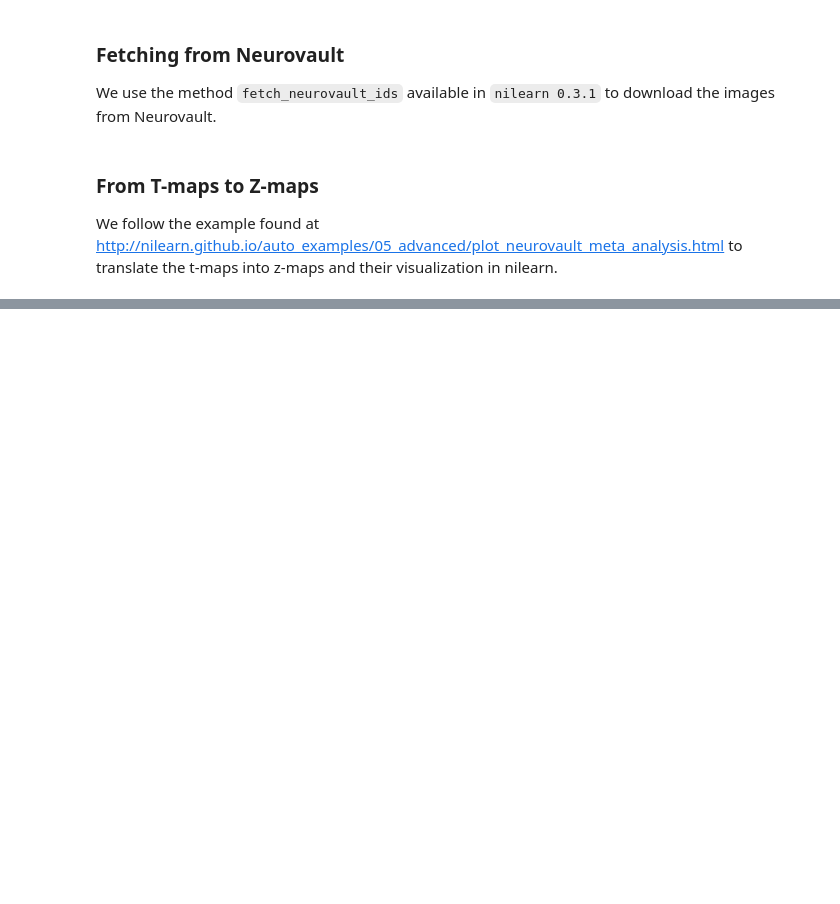
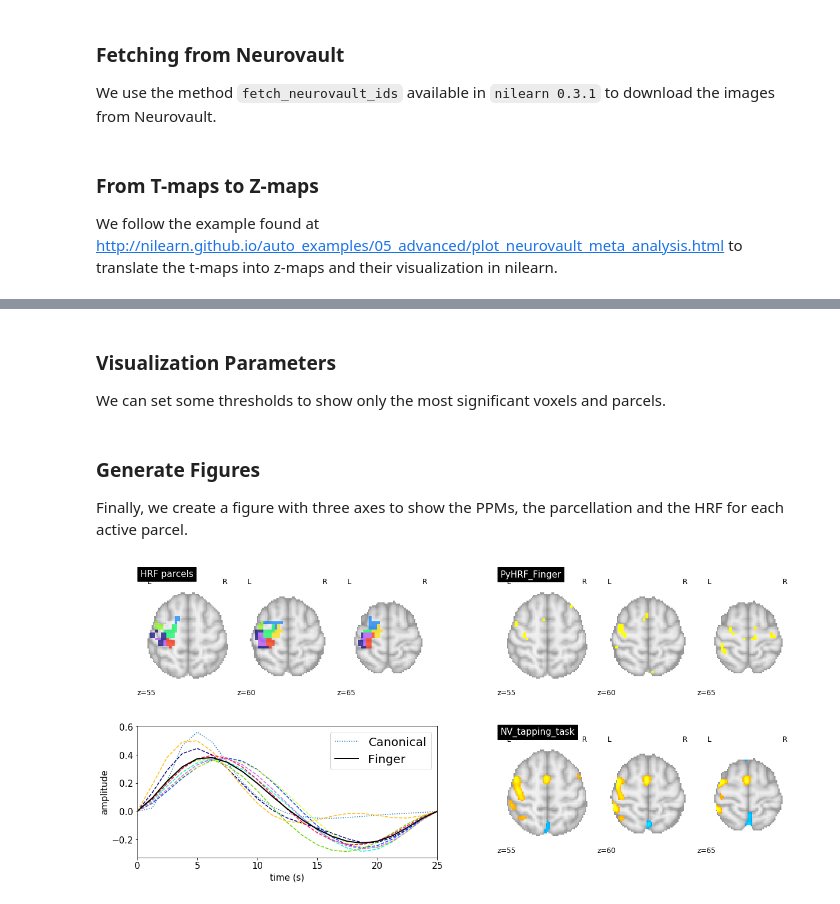
Before and after one commit to pyhrf/scipy2017-notebook, a Jupyter notebook: index.ipynb, the cells around one changed output, grey strips where cells are left out. Saved outputs shown, nothing was run; the diff lists cells and outputs as text; code cells hidden in the pictures; blank space fills up the shorter version.

Commit message:
fixing figures neurovault and pyhrf

```diff
--- a/index.ipynb
+++ b/index.ipynb
@@ -893,0 +790,4 @@ plt.savefig(os.path.join(FIGURES_OUTPUT, 'neurovault_%s.png' % title_img));
+# %% [markdown]
+### Visualization Parameters
+
+We can set some thresholds to show only the most significant voxels and parcels.
@@ -893,0 +813,76 @@ plt.savefig(os.path.join(FIGURES_OUTPUT, 'neurovault_%s.png' % title_img));
+# %% [markdown]
+### Generate Figures
+
+Finally, we create a figure with three axes to show the PPMs, the parcellation and the HRF for each active parcel.
+# %%
+# Figure configuration
+plt.rc('xtick', labelsize=15)
+plt.rc('ytick', labelsize=15)
+
+fig = plt.figure(figsize=(20, 9))
+gs = gridspec.GridSpec(2, 2);
+
+# Parcellation image
+parcels_img = load_img(PARCELLATION_MASK)
+parcels_img_data = np.array(parcels_img.get_data())
+
+# Anatomical image
+ANAT_IMAGE = glob.glob(os.path.join(PREPROCESS_PATH, SUBJECT_ANALYSIS, 'normalize_anat', SUBJECT_ANALYSIS, 'w*.nii')).pop()
+anat_img = load_img(ANAT_IMAGE)
+
+# Estimated HRF
+hrf_s = xndarray.load(os.path.join(PYHRF_OUTPUT, 'jde_vem_hrf.nii'))
+time_axis, canonical_hrf = getCanoHRF(duration=HRF_DURATION, dt=DT)
+
+# Plot Canonical HRF
+ax_hrf = plt.subplot(gs[1, 0])
+ax_hrf.plot(time_axis, canonical_hrf, ":", label="Canonical")
+ax_hrf.set_xlim([0,np.max(time_axis)])
+ax_hrf.set_ylabel("amplitude", size=15)
+ax_hrf.set_xlabel("time (s)", size=15)
+
+# Plot PPM
+ax_ppm = plt.subplot(gs[0, 1])
+ppm_img = load_img(os.path.join(PYHRF_OUTPUT, ppm_nii))
+plot_stat_map(stat_map_img=ppm_img, threshold=PPM_THRESHOLD, colorbar=False,
+              cut_coords=cut_coords, display_mode='z', draw_cross=False,
+              title='PyHRF_'+ppm_name, figure=fig, axes=ax_ppm, cmap=plt.cm.autumn)
+
+# Plotting estimated HRF per Parcel
+active_parcels = find_activated_parcels(ppm_img.get_data(), parcels_img_data,
+                                        PPM_THRESHOLD, CLUSTER_SIZE_THRESHOLD)
+
+hrf_mean = np.zeros(hrf_s.data.shape[1])
+parcels_data = np.zeros_like(parcels_img_data)
+for color_nb, parcel_id in enumerate(active_parcels):
+    sub_cuboid = hrf_s.sub_cuboid(ROI=parcel_id).data
+    hrf_mean += sub_cuboid
+    parcels_data[parcels_img_data == parcel_id] = color_nb + 1
+
+    ax_hrf.plot(time_axis, sub_cuboid, "--", color=plt.cm.gist_ncar(float(color_nb) / len(active_parcels)))
+
+
+hrf_mean /= len(active_parcels)
+ax_hrf.plot(time_axis, hrf_mean, label=ppm_name, color="k", linewidth=2)
+
+# Plotting parcels
+hrf_parcels_img = nibabel.Nifti1Image(parcels_data, parcels_img.affine, parcels_img.get_header())
+ax_rois = plt.subplot(gs[0, 0])
+plot_roi(roi_img=hrf_parcels_img,
+         cut_coords=cut_coords, display_mode='z', draw_cross=False,
+         title="HRF parcels", figure=fig, axes=ax_rois)
+
+# Plotting Neurovault figures
+ax_nv = plt.subplot(gs[1, 1])
+title_img = img_meta['cognitive_paradigm_cogatlas'].lower().replace(' ','_')
+plot_stat_map(stat_map_img=z_img, threshold=Z_THRESHOLD, colorbar=False,
+              cut_coords=cut_coords, display_mode='z', draw_cross=False,
+              title='NV_'+title_img, figure=fig, axes=ax_nv);
+
+# Legend
+ax_hrf.legend(fontsize=20);
+
+# save figure
+plt.savefig(os.path.join(FIGURES_OUTPUT, '%s.png' % ppm_name));
+# %% [output]
+[figure, added]
```
Also changed, not shown: parts of 11 cells of this notebook.
